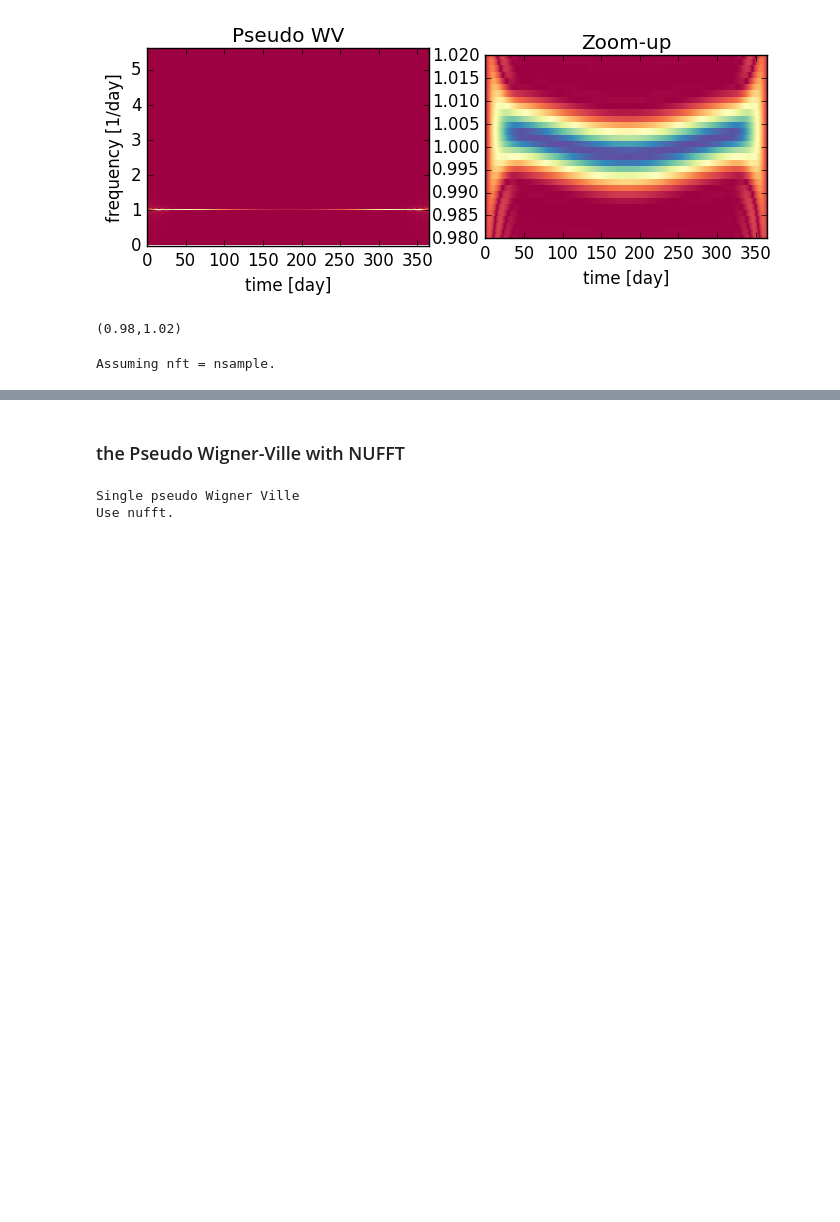
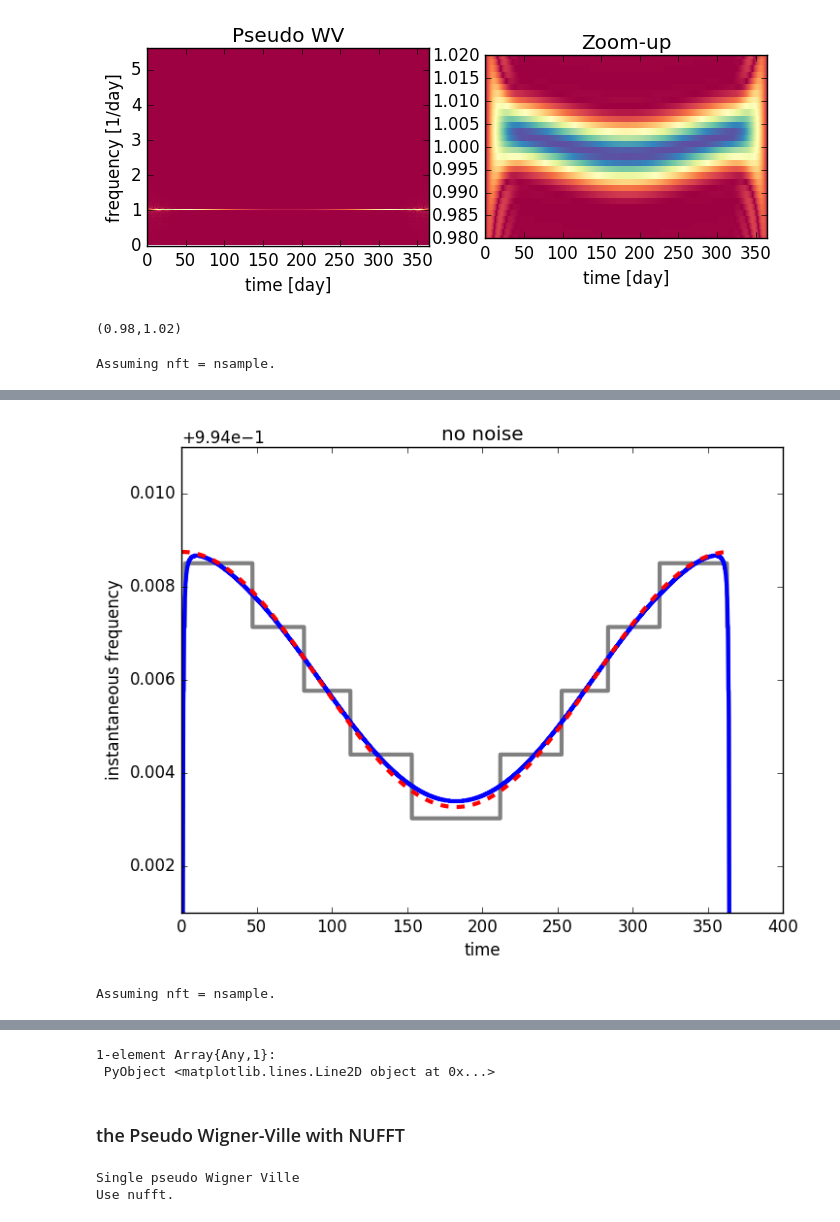
Before and after one commit to HajimeKawahara/juwvid, a Jupyter notebook: ipynb/Pseudo Wigner Ville Distribution for the nonlinear IF using FFT, zero-padding FFT, and NUFFT.ipynb, the cells around one changed output, grey strips where cells are left out. Cells and saved outputs as stored; diff of their text form; code cells hidden in the pictures; blank space fills up the shorter version.

```diff
--- a/ipynb/Pseudo Wigner Ville Distribution for the nonlinear IF using FFT and NUFFT.ipynb
+++ b/ipynb/Pseudo Wigner Ville Distribution for the nonlinear IF using FFT, zero-padding FFT, and NUFFT.ipynb
@@ -56,0 +82,15 @@ js,je=juwutils.frequency_to_index([0.98,1.02], xs[2]-xs[1], nsample,nnufft)
+# %%
+include("../juwutils.jl")
+indfz=extif.maxif(abs(tfrpfz));
+fz=juwutils.index_to_frequency(indfz,NaN,xs[2]-xs[1],nsample,NaN,je,js,Nz);
+
+PyPlot.title("no noise")
+PyPlot.xlabel("time")
+PyPlot.ylabel("instantaneous frequency")
+PyPlot.ylim(0.995,1.005)
+PyPlot.plot(xs,fx, color="gray",lw=3)
+PyPlot.plot(xs,fz, color="blue",lw=3)
+PyPlot.plot(xs,iws/(2*pi), color="red", ls="dashed",lw=3)
+# %% [output]
+[figure, added]
+Assuming nft = nsample.
@@ -57,3 +98,5 @@ js,je=juwutils.frequency_to_index([0.98,1.02], xs[2]-xs[1], nsample,nnufft)
+1-element Array{Any,1}:
+ PyObject <matplotlib.lines.Line2D object at 0x...>
 # %% [markdown]
 ### the Pseudo Wigner-Ville with NUFFT
 # %%
```
Also changed, not shown: parts of 5 cells of this notebook, 4 other files.
